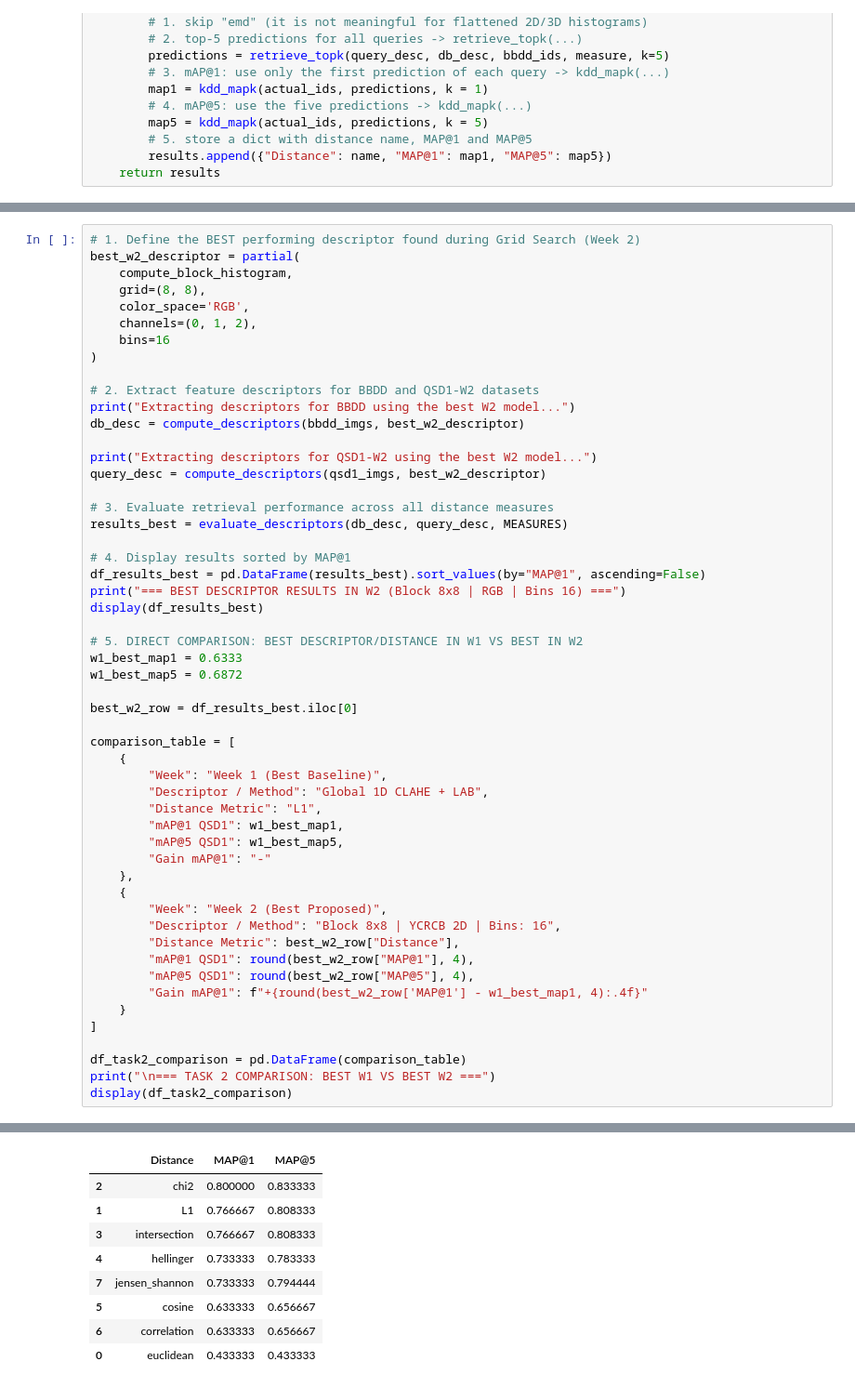
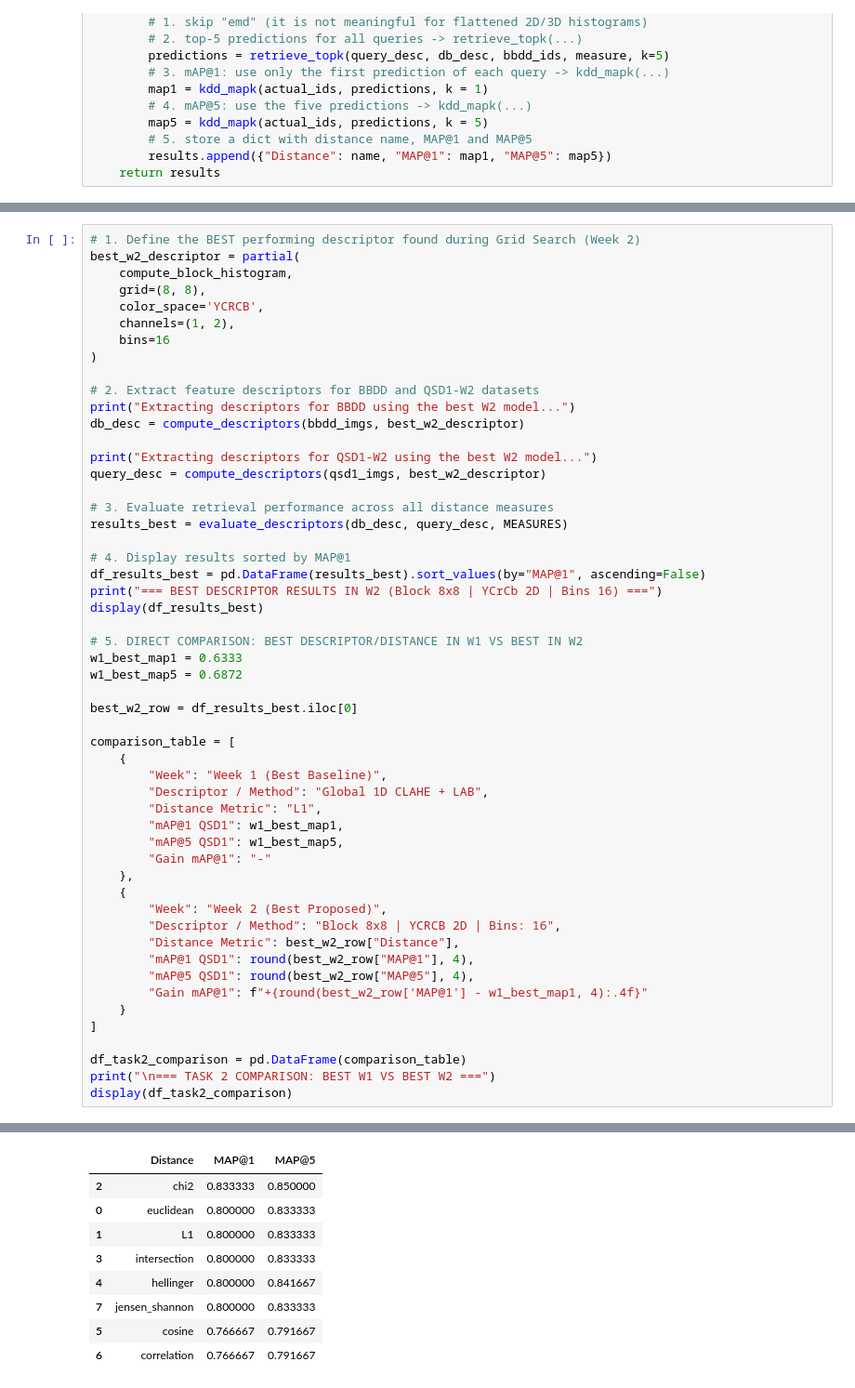
Before and after one commit to MCV-2026-C1-Project/Team-2, a Jupyter notebook: C1_week2.ipynb, the cells around one changed output, grey strips where cells are left out. Shown at 93% size. Saved outputs shown, nothing was run; the diff lists cells and outputs as text.

Commit message:
Fixed best w2 experiment, and removed previous csv and changed the route to results -> week 2 to make it cleaner

```diff
--- a/C1_week2.ipynb
+++ b/C1_week2.ipynb
@@ -540,8 +545,8 @@ Files saved as a CSV!
 best_w2_descriptor = partial(
     compute_block_histogram,
     grid=(8, 8),
-    color_space='RGB',
-    channels=(0, 1, 2),
+    color_space='YCRCB',
+    channels=(1, 2),
     bins=16
 )
 
@@ -557,7 +562,7 @@ results_best = evaluate_descriptors(db_desc, query_desc, MEASURES)
 
 # 4. Display results sorted by MAP@1
 df_results_best = pd.DataFrame(results_best).sort_values(by="MAP@1", ascending=False)
-print("=== BEST DESCRIPTOR RESULTS IN W2 (Block 8x8 | RGB | Bins 16) ===")
+print("=== BEST DESCRIPTOR RESULTS IN W2 (Block 8x8 | YCrCb 2D | Bins 16) ===")
 display(df_results_best)
 
 # 5. DIRECT COMPARISON: BEST DESCRIPTOR/DISTANCE IN W1 VS BEST IN W2
@@ -595,12 +600,12 @@ Extracting descriptors for QSD1-W2 using the best W2 model...
 |  | Distance | MAP@1 | MAP@5 |
-| 2 | chi2 | 0.800000 | 0.833333 |
-| 1 | L1 | 0.766667 | 0.808333 |
-| 3 | intersection | 0.766667 | 0.808333 |
-| 4 | hellinger | 0.733333 | 0.783333 |
-| 7 | jensen_shannon | 0.733333 | 0.794444 |
-| 5 | cosine | 0.633333 | 0.656667 |
-| 6 | correlation | 0.633333 | 0.656667 |
-| 0 | euclidean | 0.433333 | 0.433333 |
+| 2 | chi2 | 0.833333 | 0.850000 |
+| 0 | euclidean | 0.800000 | 0.833333 |
+| 1 | L1 | 0.800000 | 0.833333 |
+| 3 | intersection | 0.800000 | 0.833333 |
+| 4 | hellinger | 0.800000 | 0.841667 |
+| 7 | jensen_shannon | 0.800000 | 0.833333 |
+| 5 | cosine | 0.766667 | 0.791667 |
+| 6 | correlation | 0.766667 | 0.791667 |
 === TASK 2 COMPARISON: BEST W1 VS BEST W2 ===
 |  | Week | Descriptor / Method | Distance Metric | mAP@1 QSD1 | mAP@5 QSD1 | Gain mAP@1 |
 | 0 | Week 1 (Best Baseline) | Global 1D CLAHE + LAB | L1 | 0.6333 | 0.6872 | - |
```
Also changed, not shown: parts of 3 cells of this notebook, 3 other files.
